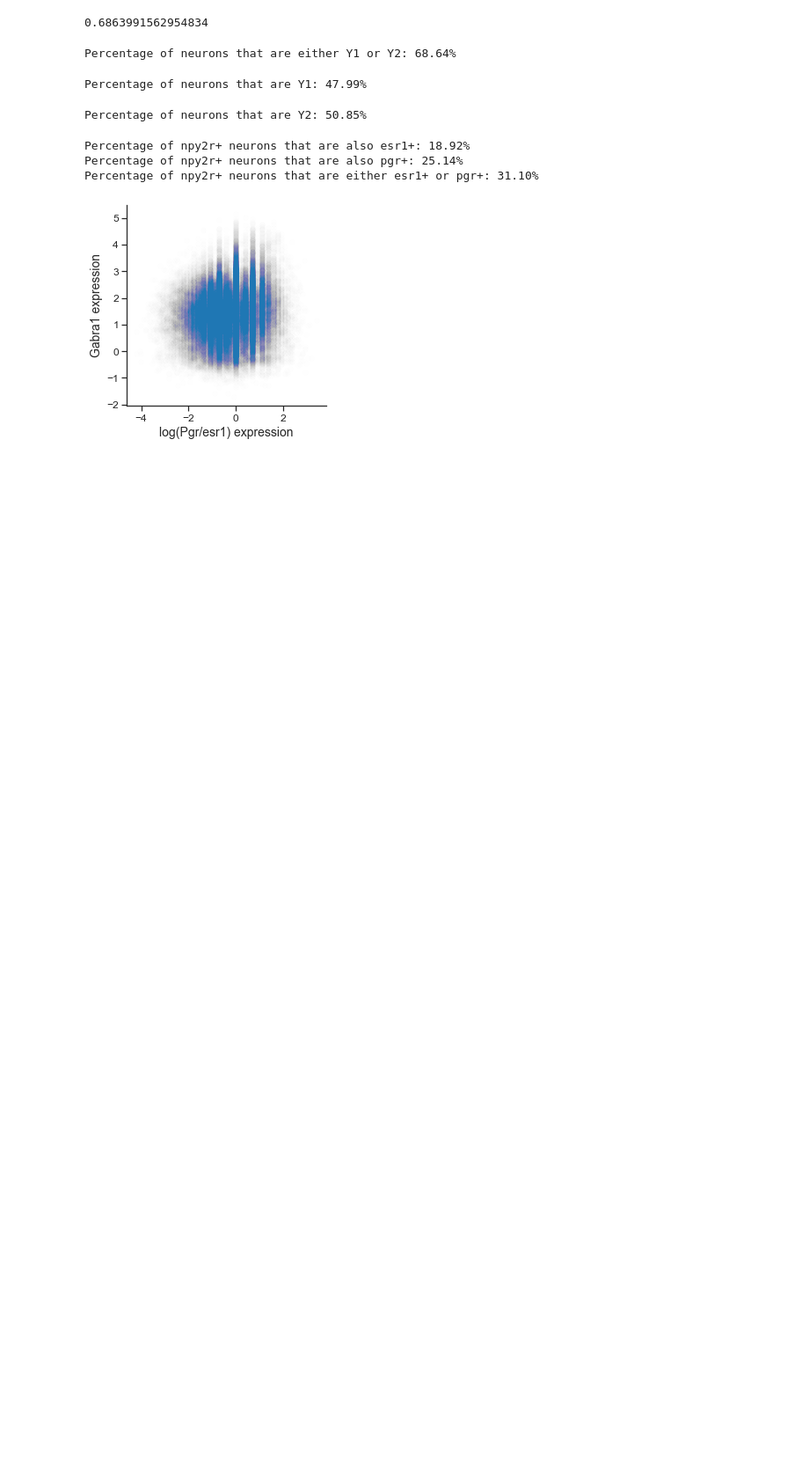
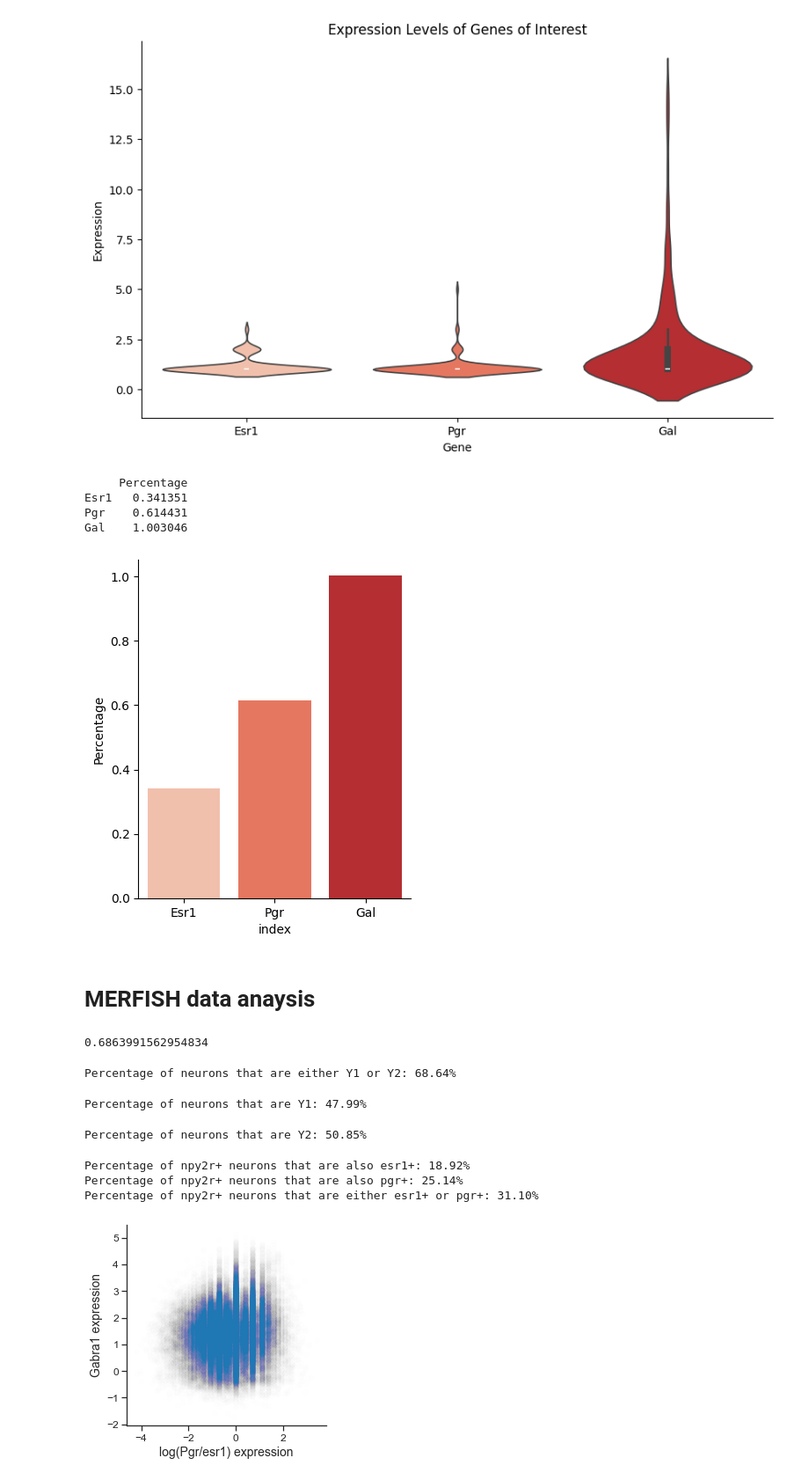
Before and after one commit to FrancisCrickInstitute/negative_parental_switch, a Jupyter notebook: NPW_hormone/transcriptormics _merfish/merfish_analysis.ipynb, the cells around one changed output. Shown: that part at 88% size. Drawn from its saved outputs; the diff is of its cells as text; code cells hidden in the pictures; blank space fills up the shorter version.

Commit message:
add_merfish_analysis

```diff
--- a/NPW_hormone/transcriptormics _merfish/merfish_analysis.ipynb
+++ b/NPW_hormone/transcriptormics _merfish/merfish_analysis.ipynb
@@ -8,3 +370,17 @@ import seaborn as sns
+# %%
+genes_of_interest = ['Esr1', 'Pgr', 'Gal']
+
+plot_gene_expression(neuron_data, genes_of_interest)
+plot_percentage_expressed(neuron_data, genes_of_interest)
+# %% [output]
+[figure, added]
+     Percentage
+Esr1   0.341351
+Pgr    0.614431
+Gal    1.003046
+[figure, added]
+# %% [markdown]
+# MERFISH data anaysis
 # %%
 df = pd.read_feather('merfish.feather')
 # %%
```
Also changed, not shown: parts of 17 cells of this notebook, 10 other files.
